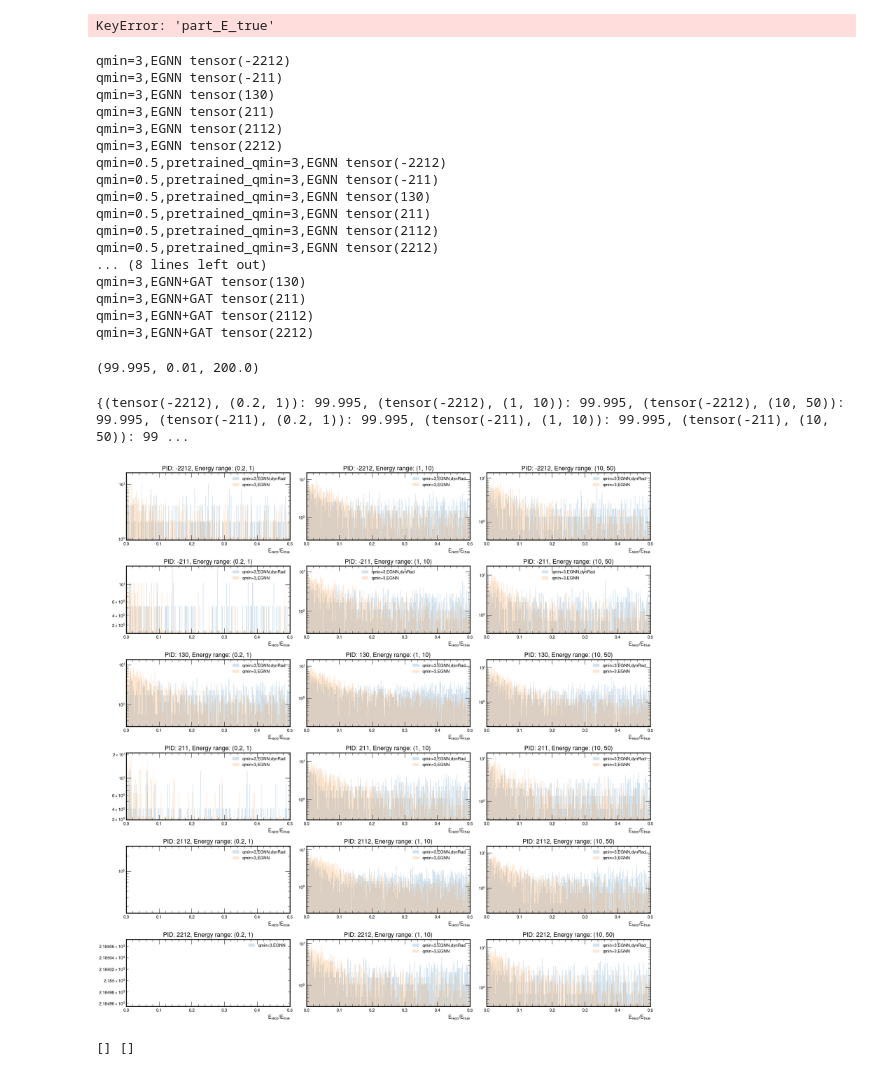
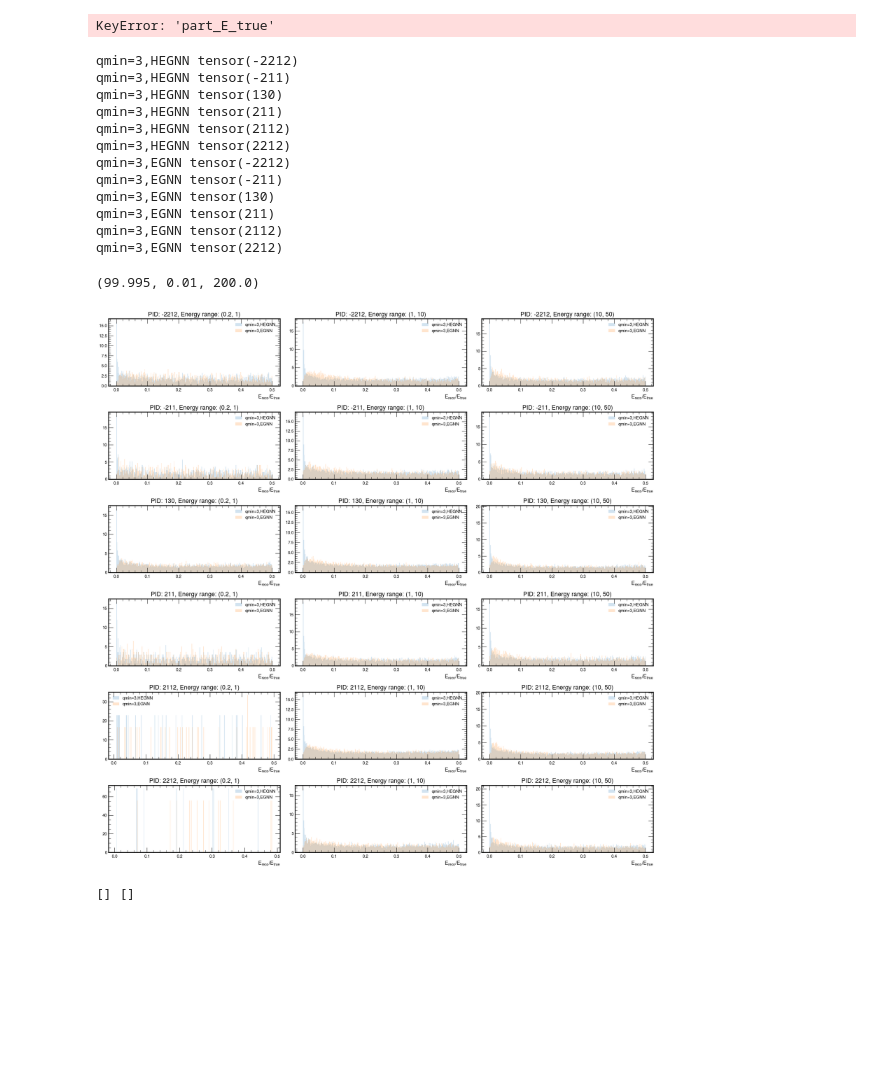
Before and after one commit to selvaggi/mlpf, a Jupyter notebook: scripts/clean_plot_e_frac_results_vs_energy_comparison.ipynb, the cells around one changed output. Cells and saved outputs as stored; diff of their text form; code cells hidden in the pictures; blank space fills up the shorter version.

```diff
--- a/scripts/clean_plot_e_frac_results_vs_energy_comparison.ipynb
+++ b/scripts/clean_plot_e_frac_results_vs_energy_comparison.ipynb
@@ -18,12 +18,18 @@ results = pickle.load(open(fname, "rb"))
 result = results
 # %%
 files = {
-    "qmin=3,EGNN": "/eos/user/g/gkrzmanc/summ_results/frac_energy_plots/23_08_larger_DS_known_particle_ckpts/temp_ckpt.pkl",
+    "qmin=3,EGNN": "/eos/user/g/gkrzmanc/summ_results/frac_energy_plots1/HEGNN_eval_2109_qmin3/temp_ckpt.pkl",
     "qmin=0.5,pretrained_qmin=3,EGNN": "/eos/user/g/gkrzmanc/summ_results/frac_energy_plots/25_08_train_qmin05_pretrained_qmin3_really/temp_ckpt.pkl",
     "qmin=0.5,EGNN": "/eos/user/g/gkrzmanc/summ_results/frac_energy_plots/25_08_train_qmin05_pretrained_qmin3/temp_ckpt.pkl",
     "qmin=3,EGNN+GAT": "/eos/user/g/gkrzmanc/summ_results/frac_energy_plots/25_08_train_with_gat_egnn_mixed_inf/temp_ckpt.pkl",
+    "qmin=3,HEGNN": "/eos/user/g/gkrzmanc/summ_results/frac_energy_plots1/HEGNN_eval_31082023/temp_ckpt.pkl"
 }
 
+files = {
+    "qmin=3,HEGNN": "/eos/user/g/gkrzmanc/summ_results/frac_energy_plots1/HEGNN_eval_31082023/temp_ckpt.pkl",
+    #"qmin=0.5,EGNN": "/eos/user/g/gkrzmanc/summ_results/frac_energy_plots/25_08_train_qmin05_pretrained_qmin3/temp_ckpt.pkl",
+    "qmin=3,EGNN": "/eos/user/g/gkrzmanc/summ_results/frac_energy_plots1/HEGNN_eval_2109_qmin3/temp_ckpt.pkl"
+}
 #files = {
 #    "qmin=3,EGNN,dynRad": "/eos/user/g/gkrzmanc/summ_results/frac_energy_plots1/dynamic_radius_EGNN_qmin3_minrad01/temp_ckpt.pkl",
 #    "qmin=3,EGNN": "/eos/user/g/gkrzmanc/summ_results/frac_energy_plots/23_08_larger_DS_known_particle_ckpts/temp_ckpt.pkl"
@@ -148,23 +154,18 @@ for key, val in result.items():
 
 num_pids, num_ranges = len(e_frac_per_pid_and_range[itm].keys()), len(ranges)
 # %% [output]
+qmin=3,HEGNN tensor(-2212)
+qmin=3,HEGNN tensor(-211)
+qmin=3,HEGNN tensor(130)
+qmin=3,HEGNN tensor(211)
+qmin=3,HEGNN tensor(2112)
+qmin=3,HEGNN tensor(2212)
 qmin=3,EGNN tensor(-2212)
 qmin=3,EGNN tensor(-211)
 qmin=3,EGNN tensor(130)
 qmin=3,EGNN tensor(211)
 qmin=3,EGNN tensor(2112)
 qmin=3,EGNN tensor(2212)
-qmin=0.5,pretrained_qmin=3,EGNN tensor(-2212)
-qmin=0.5,pretrained_qmin=3,EGNN tensor(-211)
-qmin=0.5,pretrained_qmin=3,EGNN tensor(130)
-qmin=0.5,pretrained_qmin=3,EGNN tensor(211)
-qmin=0.5,pretrained_qmin=3,EGNN tensor(2112)
-qmin=0.5,pretrained_qmin=3,EGNN tensor(2212)
-... (8 lines left out)
-qmin=3,EGNN+GAT tensor(130)
-qmin=3,EGNN+GAT tensor(211)
-qmin=3,EGNN+GAT tensor(2112)
-qmin=3,EGNN+GAT tensor(2212)
 # %%
 data = e_frac_per_pid_and_range[list(e_frac_per_pid_and_range.keys())[0]][list(e_frac_per_pid_and_range[list(e_frac_per_pid_and_range.keys())[0]].keys())[0]][ranges[0]]
 getEffSigma(data, percentage=0.683, bins=100)
@@ -186,38 +187,37 @@ for key, val in e_frac_per_pid_and_range.items():
     for i, pid in enumerate(val.keys()):
         for j, r in enumerate(ranges):
             data = val[pid][r]
             if len(data):
                 median, mean = np.median(data),  data.mean()
                 interval_68 = getEffSigma(data, percentage=0.683, bins=300)
                 # print(data[0], interval_68)
                 sigma = interval_68[0]
                 interval_68 = [interval_68[1], interval_68[2]]
                 datac = clip(data, 0.5, remove=True)
                 ax[i, j].hist(datac, bins=300, label=key, alpha=0.2, density=True)
-                ax[i, j].set_xlim([0, 0.5])
+                #ax[i, j].set_xlim([0, 0.5])
                 #ax[i, j].axvline(median, color="red", label="Median")
                 #ax[i, j].axvline(mean, color="green", label="Mean")
-                ax[i, j].set_yscale("log")
+                #ax[i, j].set_yscale("log")
                 #ax[i, j].axvline(interval_68[0], color="orange", label="68% interval")
                 #ax[i, j].axvline(interval_68[1], color="orange")
                 # shaded 68% interval
                 #ax[i, j].axvspan(interval_68[0], interval_68[1], 0, 5, color="orange", alpha=0.2)
                 sigmas[(pid, r)] = sigma
                 intervals[(pid, r)] = interval_68
                 ax[i, j].legend()
             ax[i, j].set_xlabel("$E_{reco} / E_{true}$")
             ax[i, j].set_title(f"PID: {pid}, Energy range: {r}")
 
 
 fig.tight_layout()
 fig.show()
 #fig.savefig("/eos/user/g/gkrzmanc/summ_results/frac_energy_plots/24082023_plots/part_plots_more_stat.pdf")
 #fig.savefig("/eos/user/g/gkrzmanc/summ_results/frac_energy_plots/23082023_plots/plot_with_known_particle_match_NOT_known_part.pdf")
-print(sigmas)
+#print(sigmas)
 #fig.savefig("/eos/user/g/gkrzmanc/summ_results/frac_energy_plots/27082023/plt_resolution_more_28082023_knownpart_linscale.pdf")
 # %% [output]
-{(tensor(-2212), (0.2, 1)): 99.995, (tensor(-2212), (1, 10)): 99.995, (tensor(-2212), (10, 50)): 99.995, (tensor(-211), (0.2, 1)): 99.995, (tensor(-211), (1, 10)): 99.995, (tensor(-211), (10, 50)): 99 ...
-[figure, old version]
+[figure, new version]
 # %%
 fig.savefig("/eos/user/g/gkrzmanc/summ_results/frac_energy_plots/27082023/plt_resolution_more_28082023_knownpart_dynradius_comp.pdf")
 # %%
```
Also changed, not shown: parts of 10 cells of this notebook, 2 other files.
